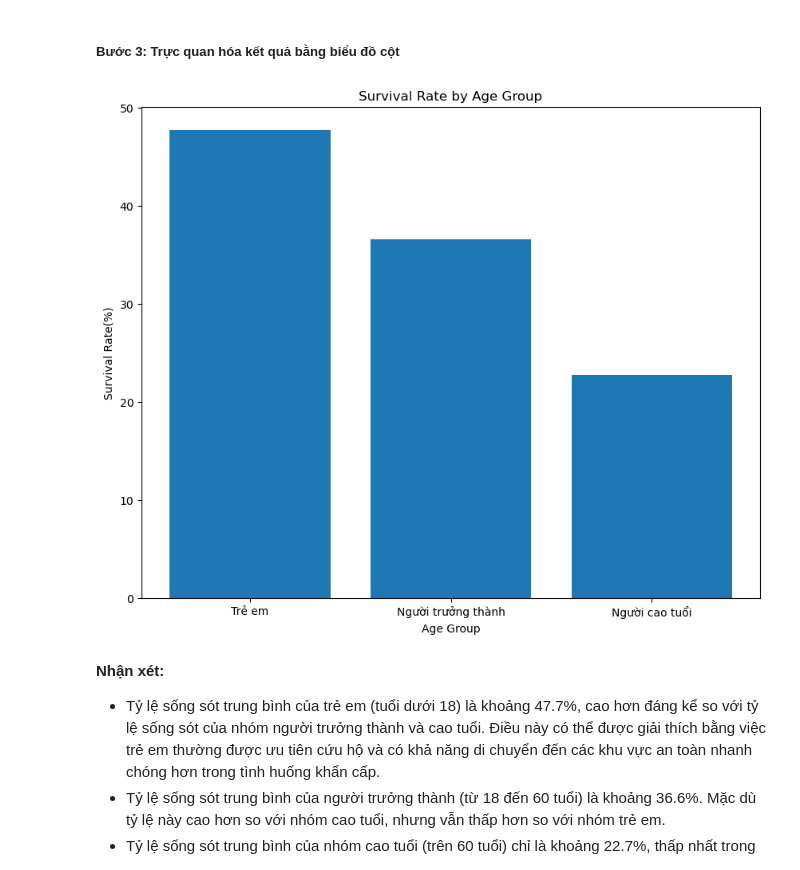
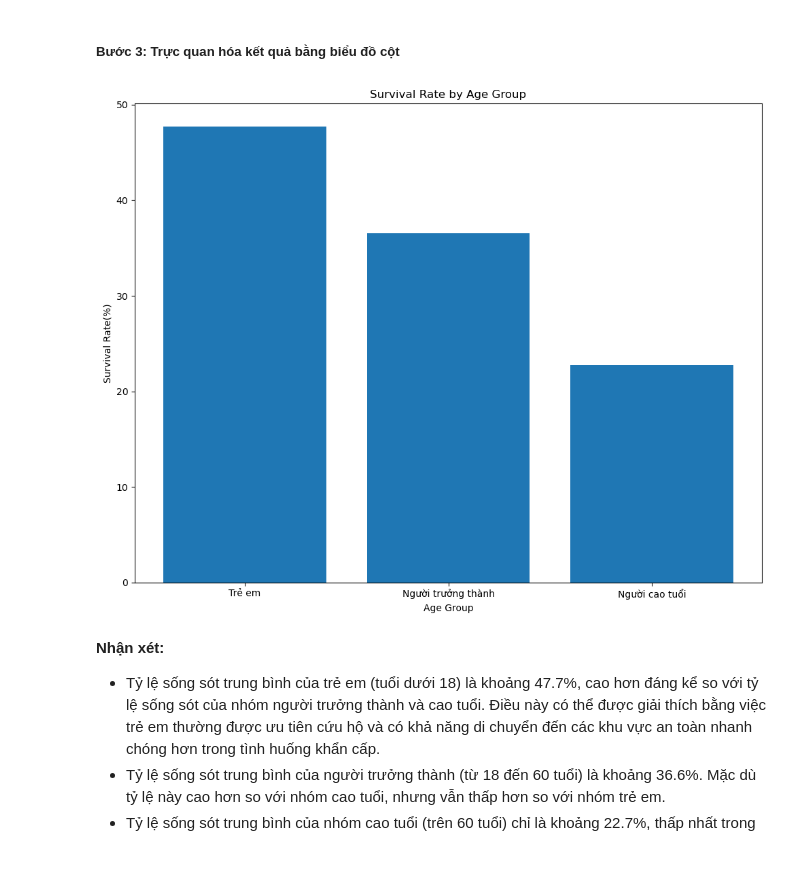
Before and after one commit to nmgbao2505/Lab_Data_Visualization, a Jupyter notebook: Lab 1/21127221_21127583_21127739.ipynb, the cells around one changed output. Drawn from its saved outputs; the diff is of its cells as text; code cells hidden in the pictures.

Commit message:
change report format

```diff
--- a/Lab 1/21127221_21127583_21127739.ipynb
+++ b/Lab 1/21127221_21127583_21127739.ipynb
@@ -439,12 +449,17 @@ survival_rate_by_age_group
 # %%
 plt.figure(figsize=(10, 8))
 plt.bar(survival_rate_by_age_group['Age Group'], survival_rate_by_age_group['Survived'])
 plt.xlabel('Age Group')
 plt.ylabel('Survival Rate(%)')
 plt.title('Survival Rate by Age Group')
+
+# Save image as svg file to use in report
+plt.tight_layout()
+plt.savefig("./images/survival_rate_by_age_group.svg", format="svg")
+
 plt.show()
 # %% [output]
-[figure, old version]
+[figure, new version]
 # %% [markdown]
 **Nhận xét:**
 - Tỷ lệ sống sót trung bình của trẻ em (tuổi dưới 18) là khoảng 47.7%, cao hơn đáng kể so với tỷ lệ sống sót của nhóm người trưởng thành và cao tuổi. Điều này có thể được giải thích bằng việc trẻ em thường được ưu tiên cứu hộ và có khả năng di chuyển đến các khu vực an toàn nhanh chóng hơn trong tình huống khẩn cấp.
```
Also changed, not shown: parts of 12 cells of this notebook, 4 other files.
